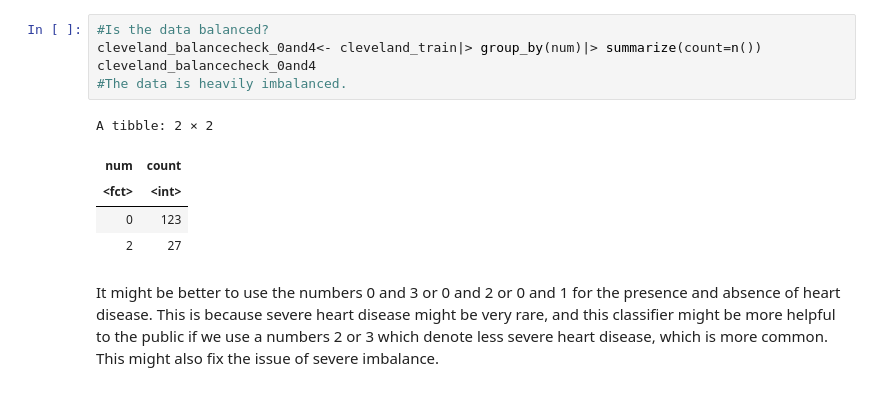
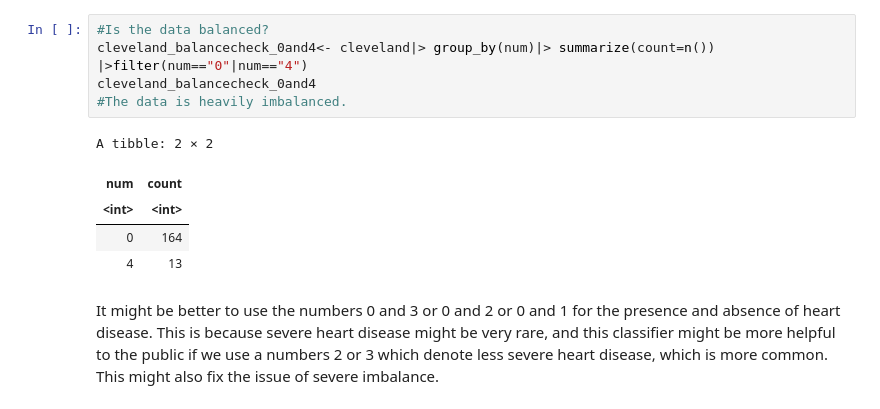
Before and after one commit to jainnsuhani/dsci-100-2023S1-group-21, a Jupyter notebook: heart_disease.ipynb, the cells around one changed output. Saved outputs shown, nothing was run; the diff lists cells and outputs as text.

```diff
--- a/heart_disease.ipynb
+++ b/heart_disease.ipynb
@@ -40,14 +93,14 @@ ERROR: Error in mutate(select(cleveland, age, trestbp, chol, fbs, num), num = as
 # %%
 #Is the data balanced?
-cleveland_balancecheck_0and4<- cleveland_train|> group_by(num)|> summarize(count=n())
+cleveland_balancecheck_0and4<- cleveland|> group_by(num)|> summarize(count=n()) |>filter(num=="0"|num=="4")
 cleveland_balancecheck_0and4
 #The data is heavily imbalanced.
 # %% [output]
 A tibble: 2 × 2
 | num | count |
-| <fct> | <int> |
-| 0 | 123 |
-| 2 | 27 |
+| <int> | <int> |
+| 0 | 164 |
+| 4 | 13 |
 # %% [markdown]
 It might be better to use the numbers 0 and 3 or 0 and 2 or 0 and 1 for the presence and absence of heart disease. This is because severe heart disease might be very rare, and this classifier might be more helpful to the public if we use a numbers 2 or 3 which denote less severe heart disease, which is more common. This might also fix the issue of severe imbalance.
 # %%
```
Also changed, not shown: parts of 6 cells of this notebook.
